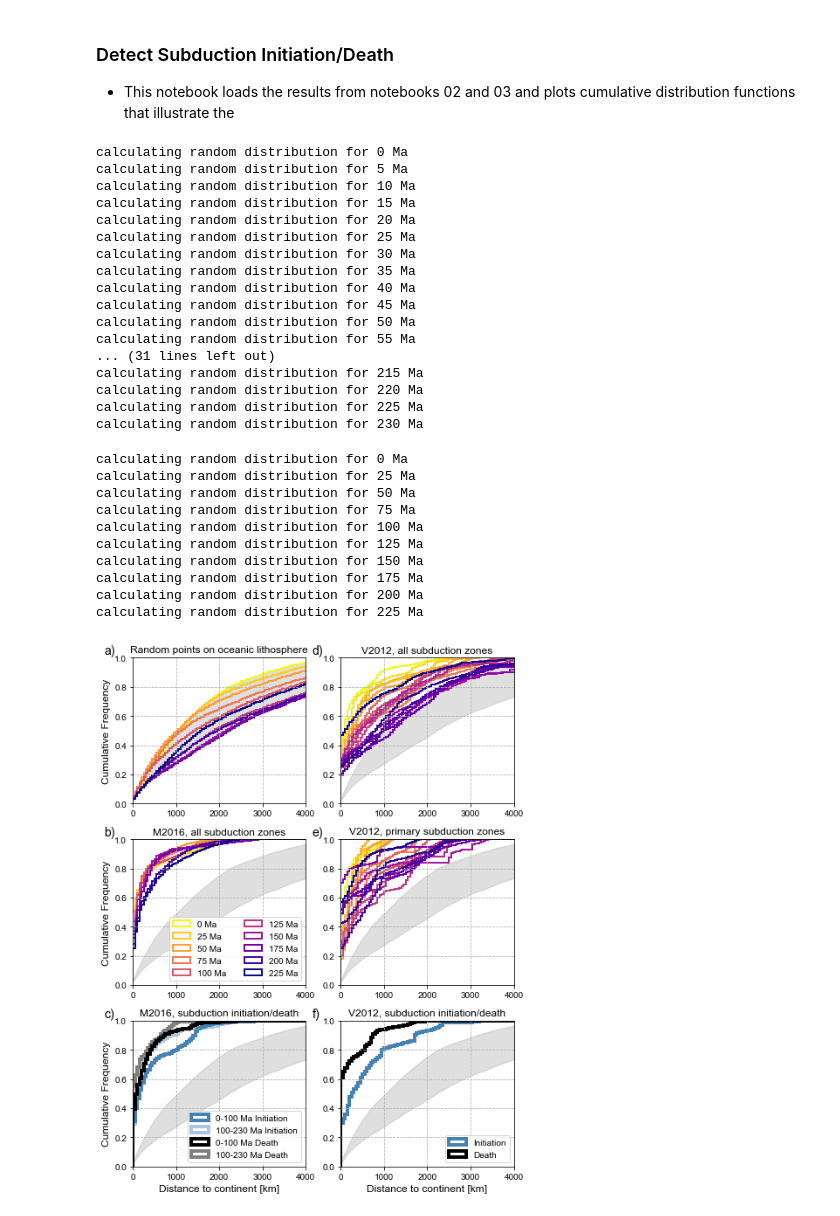
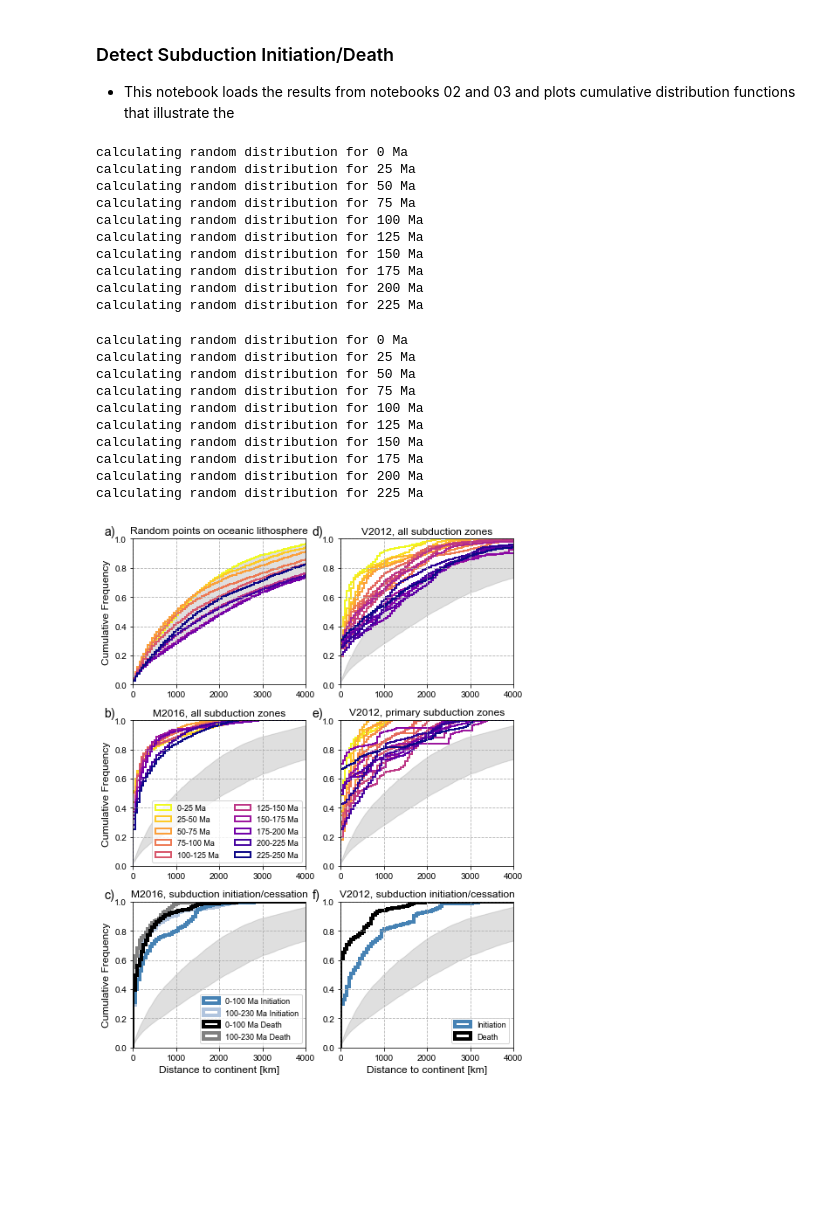
Before and after one commit to siwill22/2019_Subduction_History, a Jupyter notebook: 04-Subduction-birth-and-death-plotting.ipynb, the cells around one changed output. Saved outputs shown, nothing was run; the diff lists cells and outputs as text; code cells hidden in the pictures; blank space fills up the shorter version.

Commit message:
fix issues with analysis of first and last time slices from VDM data

```diff
--- a/04-Subduction-birth-and-death-plotting.ipynb
+++ b/04-Subduction-birth-and-death-plotting.ipynb
@@ -158,7 +158,7 @@ for assigned_point_feature in assigned_point_features:
 # a coarse series of times, save them all to csv
 df_random = pd.DataFrame(columns=['Age','dist2cont'])
 
-coarse_time_list = np.arange(0,231,5)
+coarse_time_list = np.arange(0,231,25)
 for time in coarse_time_list:
 
     print 'calculating random distribution for %d Ma' % time
@@ -183,24 +183,17 @@ for time in coarse_time_list:
 df_random.to_csv('./results/random_points_10000pt_5Myr.csv')
 # %% [output]
 calculating random distribution for 0 Ma
-calculating random distribution for 5 Ma
-calculating random distribution for 10 Ma
-calculating random distribution for 15 Ma
-calculating random distribution for 20 Ma
 calculating random distribution for 25 Ma
-calculating random distribution for 30 Ma
-calculating random distribution for 35 Ma
-calculating random distribution for 40 Ma
-calculating random distribution for 45 Ma
 calculating random distribution for 50 Ma
-calculating random distribution for 55 Ma
-... (31 lines left out)
-calculating random distribution for 215 Ma
-calculating random distribution for 220 Ma
+calculating random distribution for 75 Ma
+calculating random distribution for 100 Ma
+calculating random distribution for 125 Ma
+calculating random distribution for 150 Ma
+calculating random distribution for 175 Ma
+calculating random distribution for 200 Ma
 calculating random distribution for 225 Ma
-calculating random distribution for 230 Ma
 # %%
-
+coarse_time_list = np.arange(0,231,25)
 
 
 plt.figure(figsize=(7,9))
@@ -235,14 +228,14 @@ for i,time in zip(color_idx,coarse_time_list):
     plt.hist(subset['dist2cont'],bins=np.arange(0,10001,50),
              color=cmap(i),linewidth=2,
              cumulative=True,normed=True,histtype='step',
-             label='%d Ma' % (time))
+             label='%d-%d Ma' % (time,time+coarse_time_step))
 plt.fill_between(n[1][:-1]+25,np.array(hlist).min(axis=0),np.array(hlist).max(axis=0),
                  color='gray',alpha=0.25)
 plt.ylabel('Cumulative Frequency',fontsize=fs)
 plt.xlim(0,4000)
 plt.ylim(0,1)
 plt.grid(zorder=0,linestyle='--')
-plt.legend(loc='lower right', ncol=2)
+plt.legend(loc='lower right', ncol=2, fontsize=9)
 plt.text(label_x_offset,1.025,'b)',fontsize=14)
 plt.title('M2016, all subduction zones')
 
@@ -278,11 +271,11 @@ plt.ylabel('Cumulative Frequency',fontsize=fs)
 plt.xlim(0,4000)
 plt.ylim(0,1)
 plt.grid(zorder=0,linestyle='--')
-plt.legend(loc='lower right')
+plt.legend(loc='lower right', fontsize=9)
 plt.xlabel('Distance to continent [km]',fontsize=fs)
 
 plt.text(label_x_offset,1.025,'c)',fontsize=14)
-plt.title('M2016, subduction initiation/death')
+plt.title('M2016, subduction initiation/cessation')
 
 
 plt.subplot(322)
@@ -329,33 +322,33 @@ df_death = pd.read_csv('./results/VDM_subduction_death.csv')
 df_death=df_death[df_death['Age']>10]
 plt.hist(np.array(df_init['dist2cont']),bins=np.arange(0,8001,50),
          cumulative=True,normed=True,histtype='step',
          linewidth=4,color='steelblue',label='Initiation')
 plt.hist(np.array(df_death['dist2cont']),bins=np.arange(0,8001,50),
          cumulative=True,normed=True,histtype='step',
          linewidth=4,color='black',label='Death')
 plt.xlim(0,4000)
 plt.ylim(0,1)
 plt.grid(zorder=0,linestyle='--')
 plt.xlabel('Distance to continent [km]',fontsize=fs)
-plt.legend(loc='lower right')
+plt.legend(loc='lower right', fontsize=9)
 
 plt.text(label_x_offset,1.025,'f)',fontsize=14)
-plt.title('V2012, subduction initiation/death')
+plt.title('V2012, subduction initiation/cessation')
 
 plt.tight_layout(w_pad=0.6)
 
 plt.savefig('Reconstructed_Subduction_In_Relation_To_Continents.pdf',format='pdf')
 
 plt.show()
 # %% [output]
 calculating random distribution for 0 Ma
 calculating random distribution for 25 Ma
 calculating random distribution for 50 Ma
 calculating random distribution for 75 Ma
 calculating random distribution for 100 Ma
 calculating random distribution for 125 Ma
 calculating random distribution for 150 Ma
 calculating random distribution for 175 Ma
 calculating random distribution for 200 Ma
 calculating random distribution for 225 Ma
-[figure, old version]
+[figure, new version]
```
Also changed, not shown: 3 other files.
